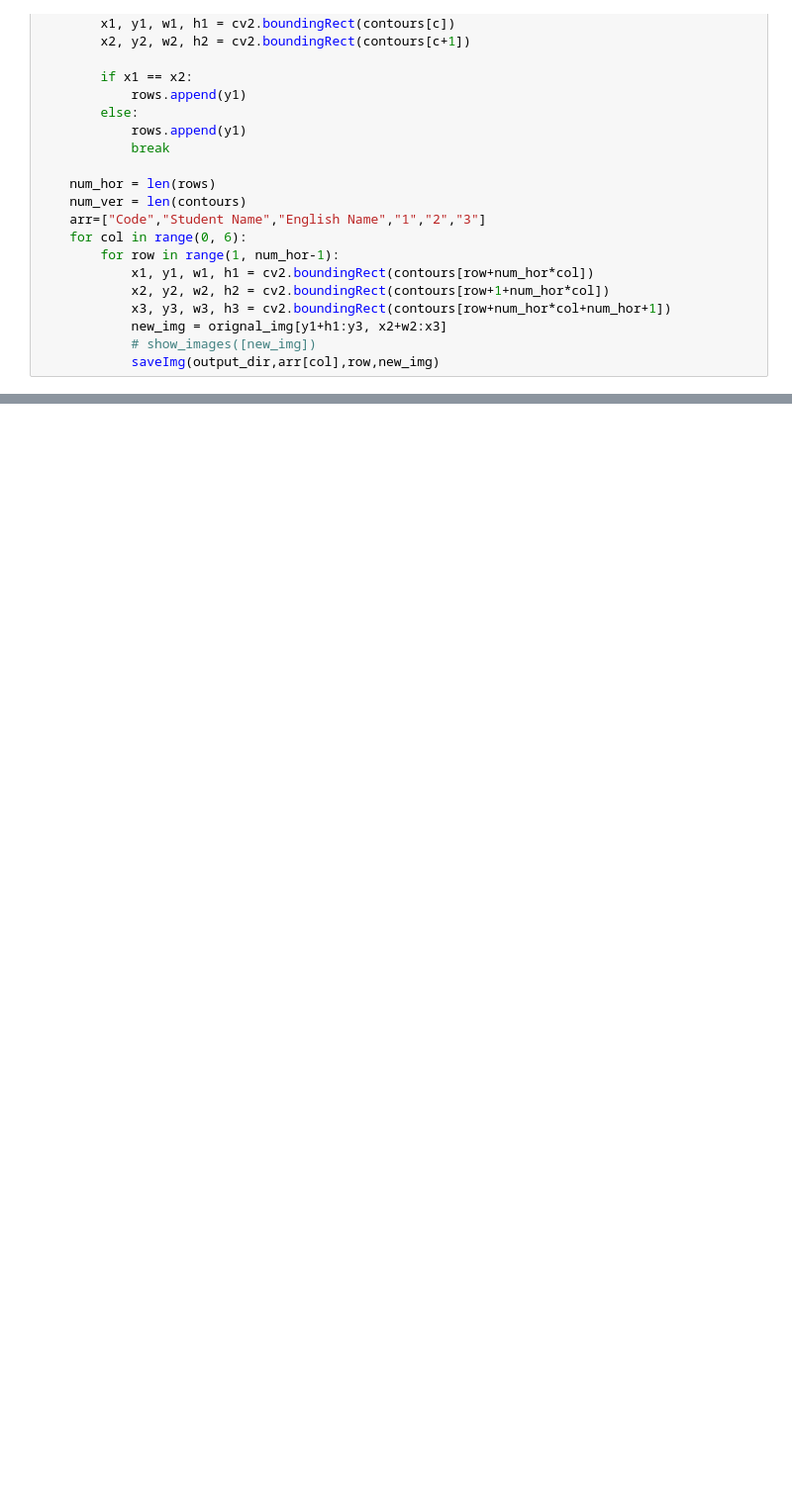
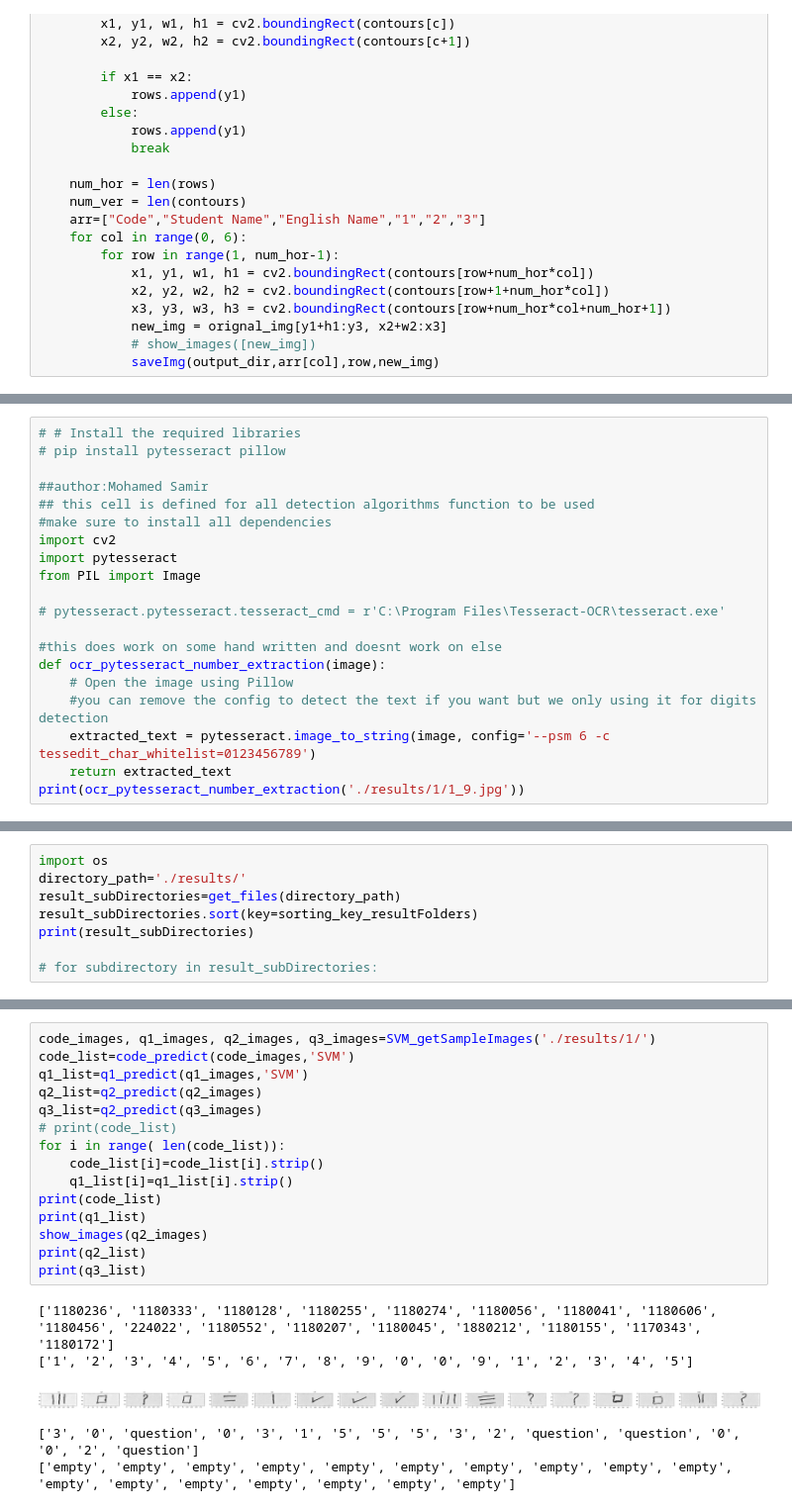
Before and after one commit to 3abqreno/Grade-Auto-Filler, a Jupyter notebook: app.ipynb, the cells around one changed output, grey strips where cells are left out. Shown at 99% size. Saved outputs shown, nothing was run; the diff lists cells and outputs as text; blank space fills up the shorter version.

```diff
--- a/app.ipynb
+++ b/app.ipynb
@@ -339,0 +363,20 @@ for filename in os.listdir(directory):
+# %%
+# # Install the required libraries
+# pip install pytesseract pillow
+
+##author:Mohamed Samir
+## this cell is defined for all detection algorithms function to be used
+#make sure to install all dependencies
+import cv2
+import pytesseract
+from PIL import Image
+
+# pytesseract.pytesseract.tesseract_cmd = r'C:\Program Files\Tesseract-OCR\tesseract.exe'
+
+#this does work on some hand written and doesnt work on else
+def ocr_pytesseract_number_extraction(image):
+    # Open the image using Pillow
+    #you can remove the config to detect the text if you want but we only using it for digits detection
+    extracted_text = pytesseract.image_to_string(image, config='--psm 6 -c tessedit_char_whitelist=0123456789')
+    return extracted_text
+print(ocr_pytesseract_number_extraction('./results/1/1_9.jpg'))
@@ -339,0 +436,8 @@ for filename in os.listdir(directory):
+# %%
+import os
+directory_path='./results/'
+result_subDirectories=get_files(directory_path)
+result_subDirectories.sort(key=sorting_key_resultFolders)
+print(result_subDirectories)
+
+# for subdirectory in result_subDirectories:
@@ -340,3 +762,24 @@ for filename in os.listdir(directory):
+# %%
+code_images, q1_images, q2_images, q3_images=SVM_getSampleImages('./results/1/')
+code_list=code_predict(code_images,'SVM')
+q1_list=q1_predict(q1_images,'SVM')
+q2_list=q2_predict(q2_images)
+q3_list=q2_predict(q3_images)
+# print(code_list)
+for i in range( len(code_list)):
+    code_list[i]=code_list[i].strip()
+    q1_list[i]=q1_list[i].strip()
+print(code_list)
+print(q1_list)
+show_images(q2_images)
+print(q2_list)
+print(q3_list)
+# %% [output]
+['1180236', '1180333', '1180128', '1180255', '1180274', '1180056', '1180041', '1180606', '1180456', '224022', '1180552', '1180207', '1180045', '1880212', '1180155', '1170343', '1180172']
+['1', '2', '3', '4', '5', '6', '7', '8', '9', '0', '0', '9', '1', '2', '3', '4', '5']
+[figure, added]
+['3', '0', 'question', '0', '3', '1', '5', '5', '5', '3', '2', 'question', 'question', '0', '0', '2', 'question']
+['empty', 'empty', 'empty', 'empty', 'empty', 'empty', 'empty', 'empty', 'empty', 'empty', 'empty', 'empty', 'empty', 'empty', 'empty', 'empty', 'empty']
 # %%
 import openpyxl
 from openpyxl.styles import PatternFill
```
Also changed, not shown: parts of 15 cells of this notebook, 2 other files.
